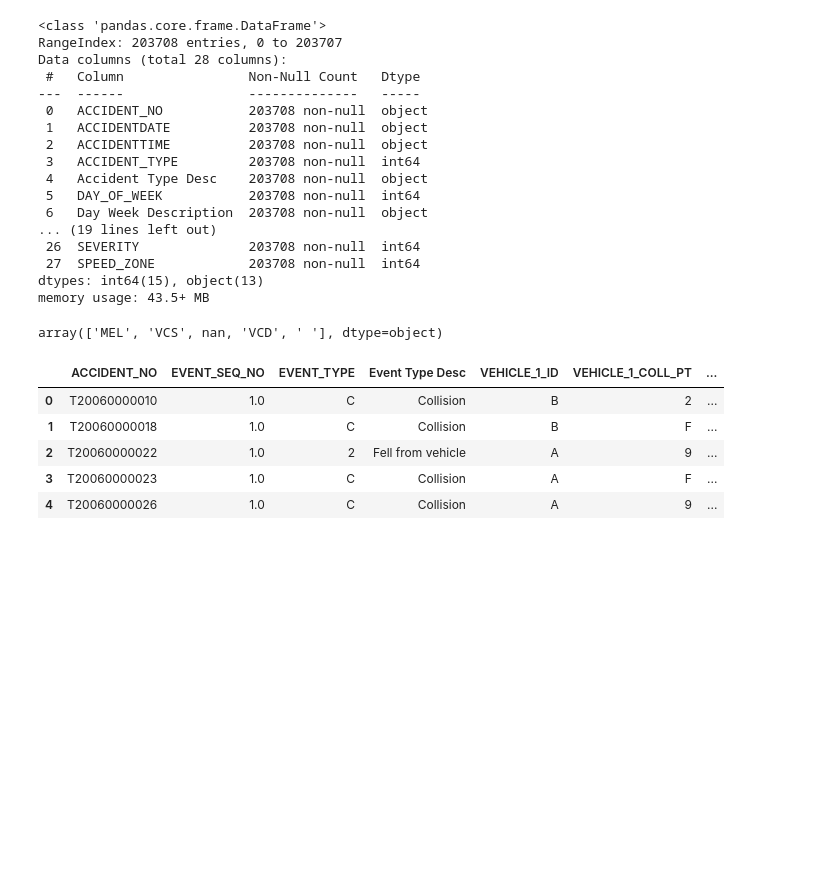
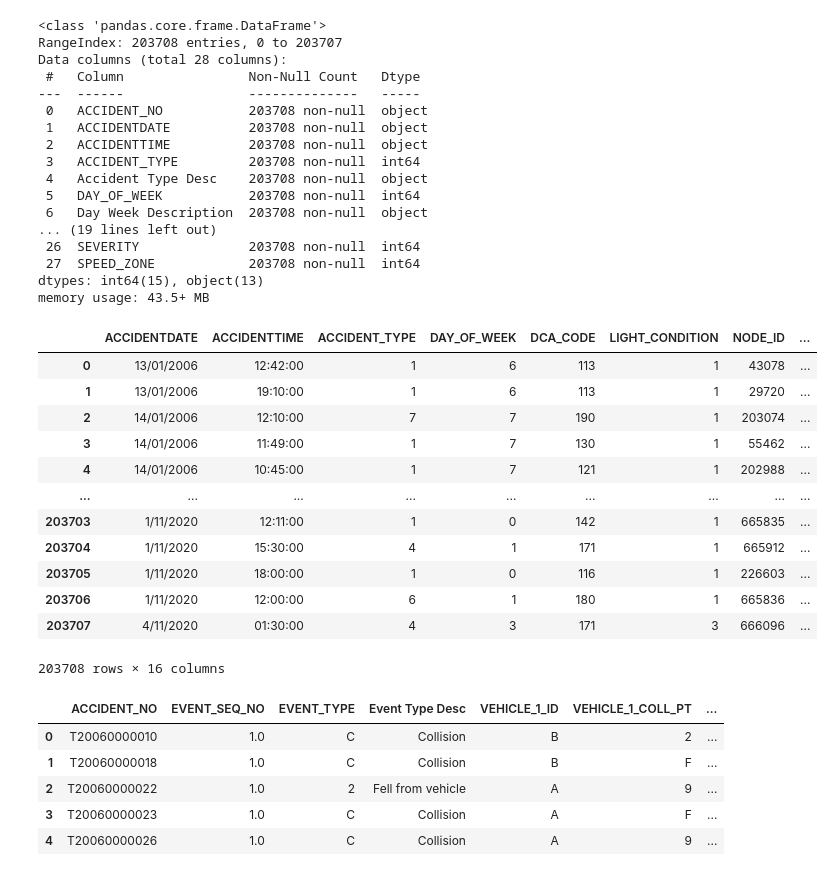
Before and after one commit to moloti/Accident-Prediction, a Jupyter notebook: notebook.ipynb, the cells around one changed output. Cells and saved outputs as stored; diff of their text form; code cells hidden in the pictures; blank space fills up the shorter version.

```diff
--- a/notebook.ipynb
+++ b/notebook.ipynb
@@ -47,8 +56,20 @@ Data columns (total 28 columns):
 dtypes: int64(15), object(13)
 memory usage: 43.5+ MB
 # %%
-df_accident.drop(columns=['Accident Type Desc', 'Day Week Description', 'DCA Description', 'DIRECTORY', 'EDITION', 'PAGE', 'GRID_REFERENCE_X', 'GRID_REFERENCE_Y', 'Light Condition Desc'])
+df_accident.drop(columns=['ACCIDENT_NO', 'Accident Type Desc', 'Day Week Description', 'DCA Description', 'DIRECTORY', 'EDITION', 'PAGE', 'GRID_REFERENCE_X', 'GRID_REFERENCE_Y', 'Light Condition Desc', 'Road Geometry Desc', 'NO_PERSONS_NOT_INJ'])
 
-# Use Columns ['ACCIDENT_NO', 'ACCIDENTDATE', 'ACCIDENTTIME', 'ACCIDENT_TYPE', 'DAY_OF_WEEK', 'DCA_CODE', 'LIGHT_CONDITION', 'NODE_ID']
+# Use Columns ['ACCIDENT_NO', 'ACCIDENTDATE', 'ACCIDENTTIME', 'ACCIDENT_TYPE', 'DAY_OF_WEEK', 'DCA_CODE', 'LIGHT_CONDITION', 'NODE_ID', 'NO_OF_VEHICLES', 'NO_PERSONS', 'NO_PERSONS_INJ_2', 'NO_PERSONS_INJ_3', 'NO_PERSONS_KILLED', 'ROAD_GEOMETRY', 'SEVERITY', 'SPEED_ZONE']
 # %% [output]
+|  | ACCIDENTDATE | ACCIDENTTIME | ACCIDENT_TYPE | DAY_OF_WEEK | DCA_CODE | LIGHT_CONDITION | NODE_ID | ... |
+| 0 | 13/01/2006 | 12:42:00 | 1 | 6 | 113 | 1 | 43078 | ... |
+| 1 | 13/01/2006 | 19:10:00 | 1 | 6 | 113 | 1 | 29720 | ... |
+| 2 | 14/01/2006 | 12:10:00 | 7 | 7 | 190 | 1 | 203074 | ... |
+| 3 | 14/01/2006 | 11:49:00 | 1 | 7 | 130 | 1 | 55462 | ... |
+| 4 | 14/01/2006 | 10:45:00 | 1 | 7 | 121 | 1 | 202988 | ... |
+| ... | ... | ... | ... | ... | ... | ... | ... | ... |
+| 203703 | 1/11/2020 | 12:11:00 | 1 | 0 | 142 | 1 | 665835 | ... |
+| 203704 | 1/11/2020 | 15:30:00 | 4 | 1 | 171 | 1 | 665912 | ... |
+| 203705 | 1/11/2020 | 18:00:00 | 1 | 0 | 116 | 1 | 226603 | ... |
+| 203706 | 1/11/2020 | 12:00:00 | 6 | 1 | 180 | 1 | 665836 | ... |
+| 203707 | 4/11/2020 | 01:30:00 | 4 | 3 | 171 | 3 | 666096 | ... |
-array(['MEL', 'VCS', nan, 'VCD', ' '], dtype=object)
+203708 rows × 16 columns
```
Also changed, not shown: parts of 6 cells of this notebook.
